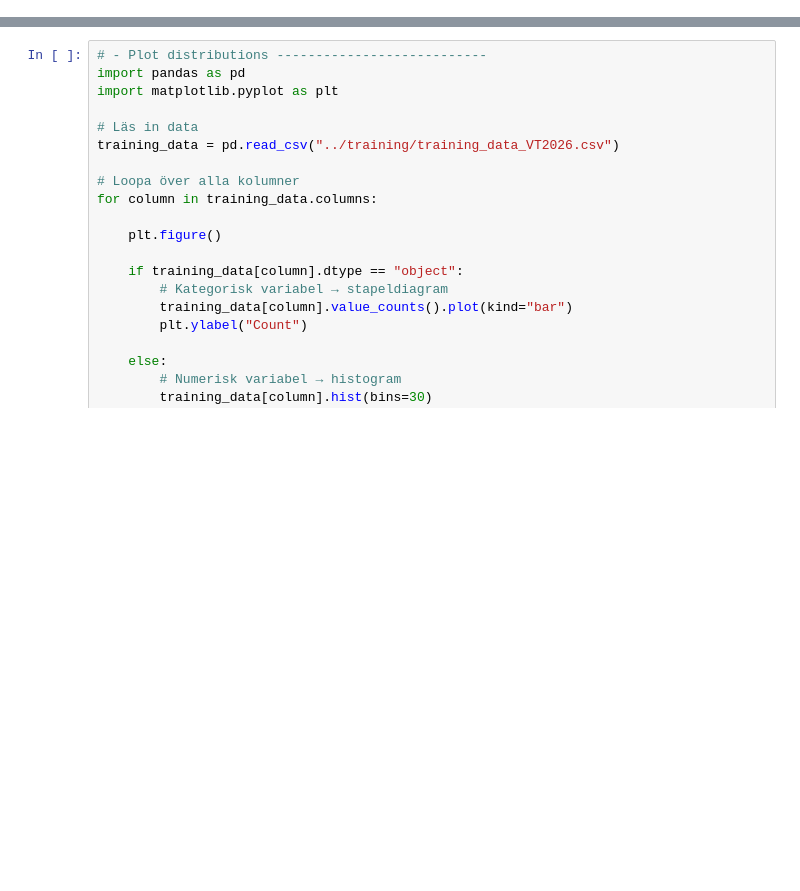
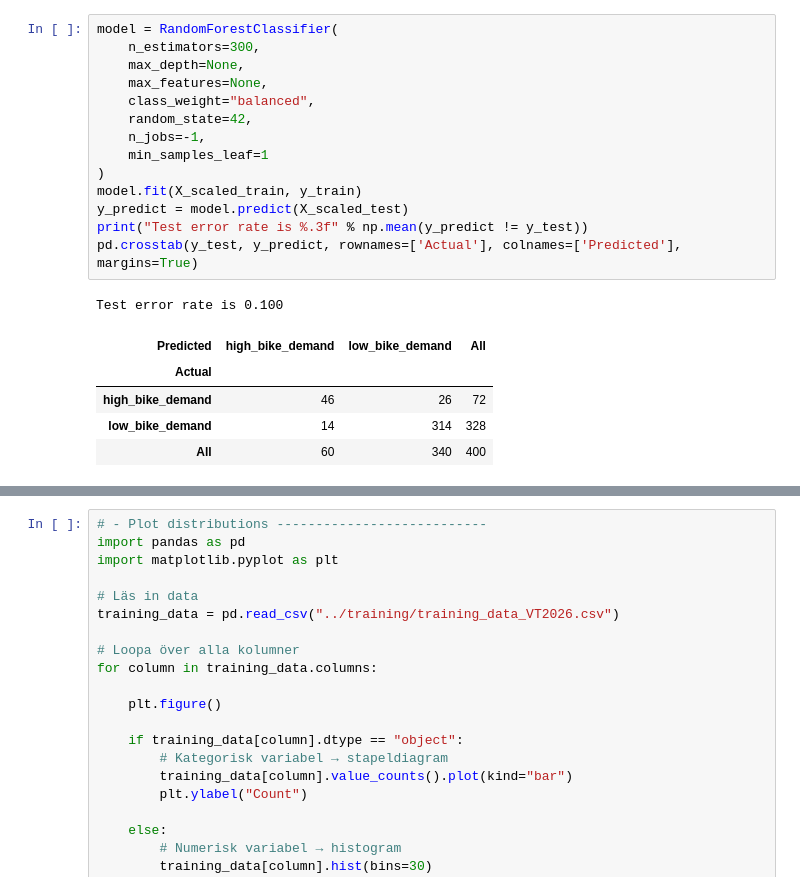
Before and after one commit to sebberendel/machine_learning_project, a Jupyter notebook: notebooks/sebbe.ipynb, the cells around one changed output, grey strips where cells are left out. Cells and saved outputs as stored; diff of their text form; blank space fills up the shorter version.

```diff
--- a/notebooks/sebbe.ipynb
+++ b/notebooks/sebbe.ipynb
@@ -16,0 +60,21 @@ Notebooksss fungerar!
+# %%
+model = RandomForestClassifier(
+    n_estimators=300,
+    max_depth=None,
+    max_features=None,
+    class_weight="balanced",
+    random_state=42,
+    n_jobs=-1,
+    min_samples_leaf=1
+)
+model.fit(X_scaled_train, y_train)
+y_predict = model.predict(X_scaled_test)
+print("Test error rate is %.3f" % np.mean(y_predict != y_test))
+pd.crosstab(y_test, y_predict, rownames=['Actual'], colnames=['Predicted'], margins=True)
+# %% [output]
+Test error rate is 0.100
+| Predicted | high_bike_demand | low_bike_demand | All |
+| Actual |  |  |  |
+| high_bike_demand | 46 | 26 | 72 |
+| low_bike_demand | 14 | 314 | 328 |
+| All | 60 | 340 | 400 |
```
Also changed, not shown: parts of 8 cells of this notebook.
